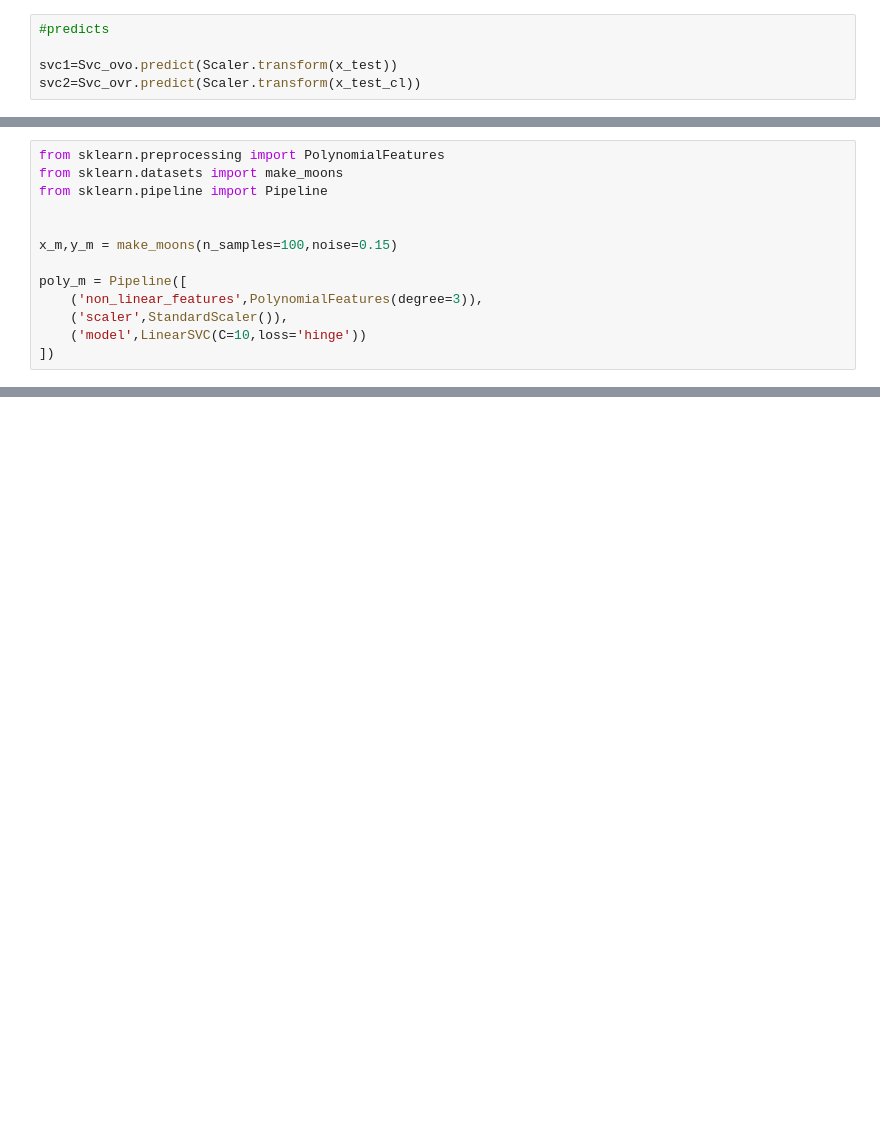
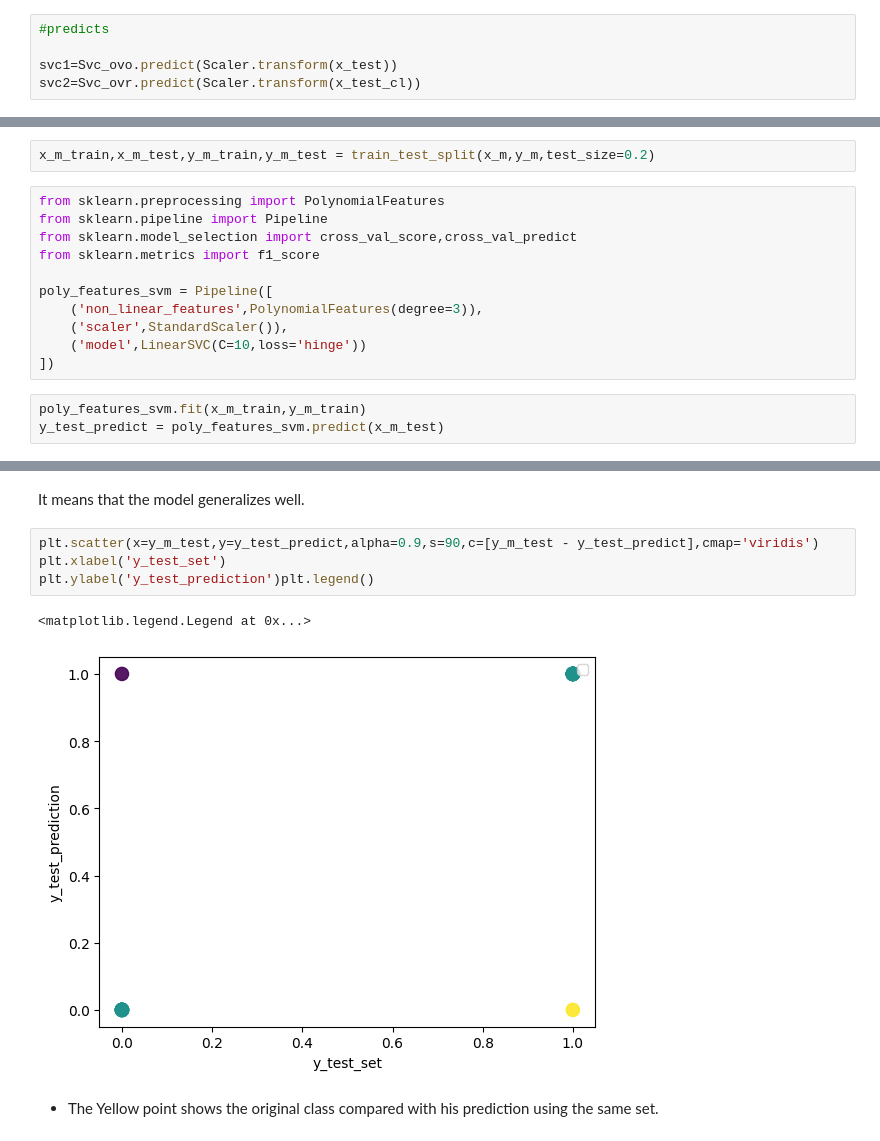
Before and after one commit to roossqg/-Data-Science-Hub, a Jupyter notebook: Models_and_Data/Math_teory/Support_vector_machines.ipynb, the cells around one changed output, grey strips where cells are left out. Cells and saved outputs as stored; diff of their text form; blank space fills up the shorter version.

```diff
--- a/Models_and_Data/Math_teory/Support_vector_machines.ipynb
+++ b/Models_and_Data/Math_teory/Support_vector_machines.ipynb
@@ -93,13 +81,16 @@ print(y_multiclass_iris)
+# %%
+x_m_train,x_m_test,y_m_train,y_m_test = train_test_split(x_m,y_m,test_size=0.2)
 # %%
 from sklearn.preprocessing import PolynomialFeatures
-from sklearn.datasets import make_moons
 from sklearn.pipeline import Pipeline
+from sklearn.model_selection import cross_val_score,cross_val_predict
+from sklearn.metrics import f1_score
 
-
-x_m,y_m = make_moons(n_samples=100,noise=0.15)
-
-poly_m = Pipeline([
+poly_features_svm = Pipeline([
     ('non_linear_features',PolynomialFeatures(degree=3)),
     ('scaler',StandardScaler()),
     ('model',LinearSVC(C=10,loss='hinge'))
 ])
+# %%
+poly_features_svm.fit(x_m_train,y_m_train)
+y_test_predict = poly_features_svm.predict(x_m_test)
@@ -105,0 +104,11 @@ poly_m = Pipeline([
+# %% [markdown]
+It means that the model generalizes well.
+# %%
+plt.scatter(x=y_m_test,y=y_test_predict,alpha=0.9,s=90,c=[y_m_test - y_test_predict],cmap='viridis')
+plt.xlabel('y_test_set')
+plt.ylabel('y_test_prediction')plt.legend()
+# %% [output]
+<matplotlib.legend.Legend at 0x...>
+[figure, added]
+# %% [markdown]
+- The Yellow point shows the original class compared with his prediction using the same set.
```
Also changed, not shown: parts of 5 cells of this notebook.
